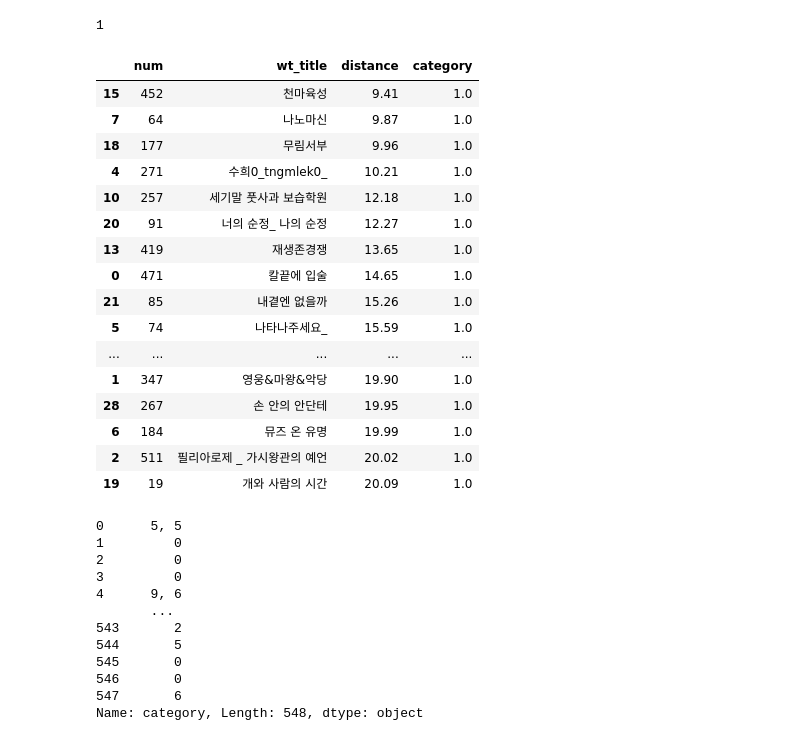
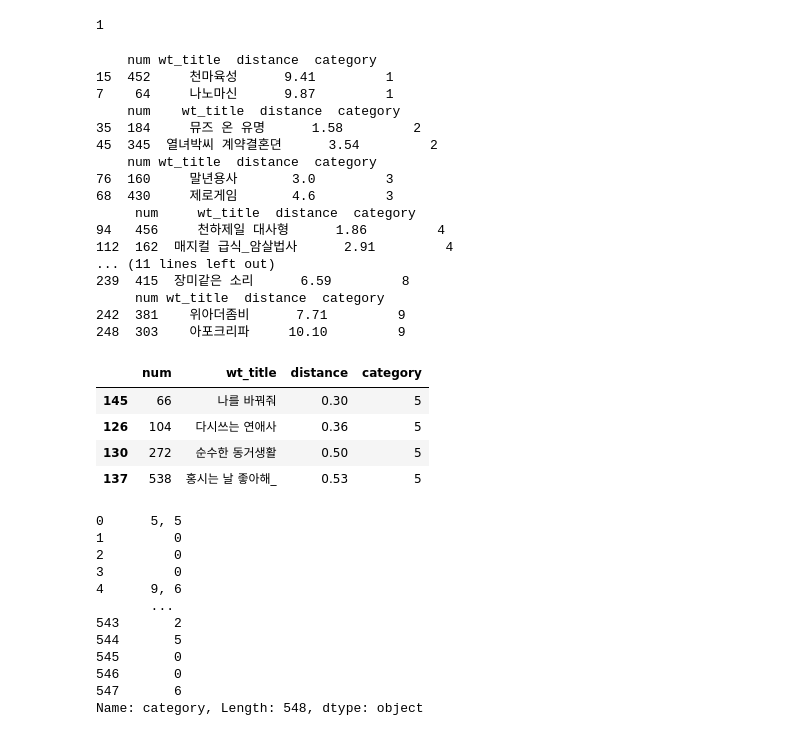
Before and after one commit to 2022-SMHRD-SW-DataDesign-1/four-leaf-clover, a Jupyter notebook: deep-learning/input_csv_to_db.ipynb, the cells around one changed output. Drawn from its saved outputs; the diff is of its cells as text; code cells hidden in the pictures.

```diff
--- a/deep-learning/input_csv_to_db.ipynb
+++ b/deep-learning/input_csv_to_db.ipynb
@@ -687,26 +687,35 @@ min(feature_category['distance'][0:30])
 feature_category['category'][0]
 # %% [output]
 1
+# %%
+for i in range(0,9):
+    print(feature_category[i*30:(i+1)*30].sort_values('distance')[0:2])
+# %% [output]
+    num wt_title  distance  category
+15  452     천마육성      9.41         1
+7    64     나노마신      9.87         1
+    num    wt_title  distance  category
+35  184     뮤즈 온 유명      1.58         2
+45  345  열녀박씨 계약결혼뎐      3.54         2
+    num wt_title  distance  category
+76  160     말년용사       3.0         3
+68  430     제로게임       4.6         3
+     num     wt_title  distance  category
+94   456     천하제일 대사형      1.86         4
+112  162  매지컬 급식_암살법사      2.91         4
+... (11 lines left out)
+239  415  장미같은 소리      6.59         8
+     num wt_title  distance  category
+242  381    위아더좀비      7.71         9
+248  303    아포크리파     10.10         9
 # %%
-feature_category[0:30].sort_values('distance')
+feature_category[120:150].sort_values('distance')[0:4]
 # %% [output]
 |  | num | wt_title | distance | category |
-| 15 | 452 | 천마육성 | 9.41 | 1.0 |
-| 7 | 64 | 나노마신 | 9.87 | 1.0 |
-| 18 | 177 | 무림서부 | 9.96 | 1.0 |
-| 4 | 271 | 수희0_tngmlek0_ | 10.21 | 1.0 |
-| 10 | 257 | 세기말 풋사과 보습학원 | 12.18 | 1.0 |
-| 20 | 91 | 너의 순정_ 나의 순정 | 12.27 | 1.0 |
-| 13 | 419 | 재생존경쟁 | 13.65 | 1.0 |
-| 0 | 471 | 칼끝에 입술 | 14.65 | 1.0 |
-| 21 | 85 | 내곁엔 없을까 | 15.26 | 1.0 |
-| 5 | 74 | 나타나주세요_ | 15.59 | 1.0 |
-| ... | ... | ... | ... | ... |
-| 1 | 347 | 영웅&마왕&악당 | 19.90 | 1.0 |
-| 28 | 267 | 손 안의 안단테 | 19.95 | 1.0 |
-| 6 | 184 | 뮤즈 온 유명 | 19.99 | 1.0 |
-| 2 | 511 | 필리아로제 _ 가시왕관의 예언 | 20.02 | 1.0 |
-| 19 | 19 | 개와 사람의 시간 | 20.09 | 1.0 |
+| 145 | 66 | 나를 바꿔줘 | 0.30 | 5 |
+| 126 | 104 | 다시쓰는 연애사 | 0.36 | 5 |
+| 130 | 272 | 순수한 동거생활 | 0.50 | 5 |
+| 137 | 538 | 홍시는 날 좋아해_ | 0.53 | 5 |
 # %%
 vec_mean_df['category'] = 0
 # %%
```
Also changed, not shown: 10 other files.
